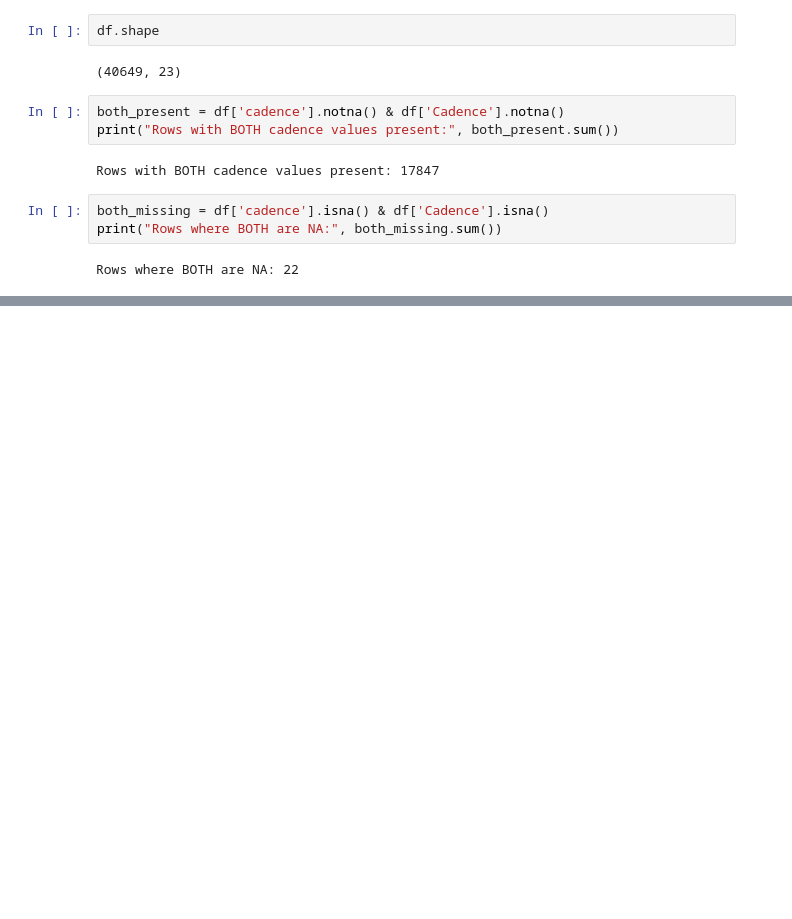
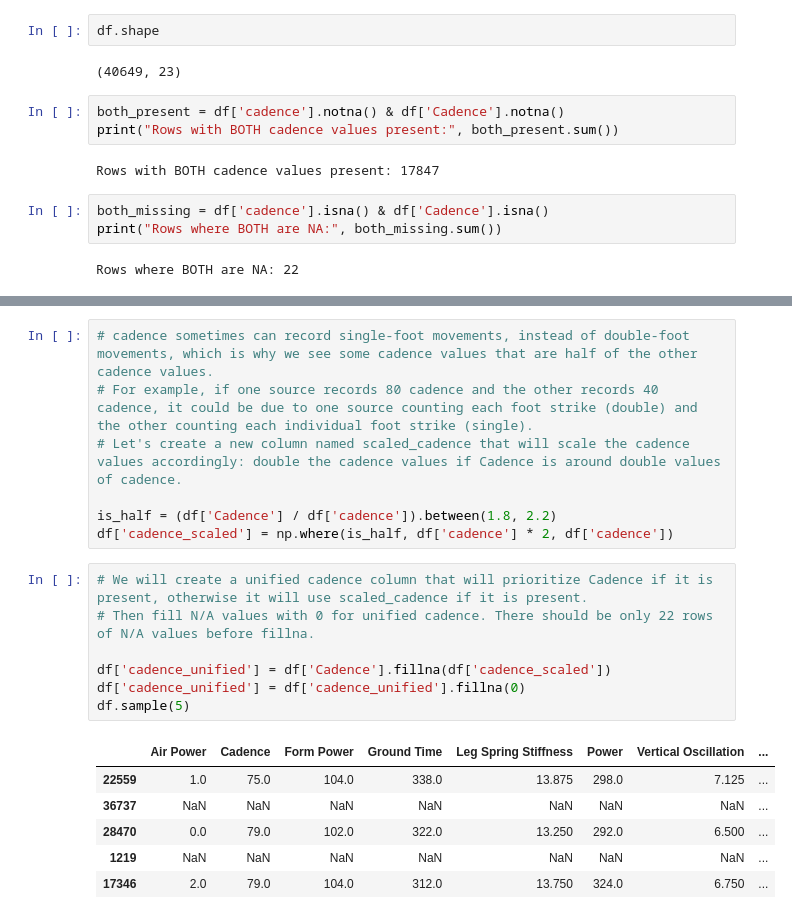
Before and after one commit to vandao288/strava_data_report, a Jupyter notebook: strava.ipynb, the cells around one changed output, grey strips where cells are left out. Cells and saved outputs as stored; diff of their text form; blank space fills up the shorter version.

```diff
--- a/strava.ipynb
+++ b/strava.ipynb
@@ -242,0 +343,21 @@ Rows where BOTH are NA: 22
+# %%
+# cadence sometimes can record single-foot movements, instead of double-foot movements, which is why we see some cadence values that are half of the other cadence values.
+# For example, if one source records 80 cadence and the other records 40 cadence, it could be due to one source counting each foot strike (double) and the other counting each individual foot strike (single).
+# Let's create a new column named scaled_cadence that will scale the cadence values accordingly: double the cadence values if Cadence is around double values of cadence.
+
+is_half = (df['Cadence'] / df['cadence']).between(1.8, 2.2)
+df['cadence_scaled'] = np.where(is_half, df['cadence'] * 2, df['cadence'])
+# %%
+# We will create a unified cadence column that will prioritize Cadence if it is present, otherwise it will use scaled_cadence if it is present.
+# Then fill N/A values with 0 for unified cadence. There should be only 22 rows of N/A values before fillna.
+
+df['cadence_unified'] = df['Cadence'].fillna(df['cadence_scaled'])
+df['cadence_unified'] = df['cadence_unified'].fillna(0)
+df.sample(5)
+# %% [output]
+|  | Air Power | Cadence | Form Power | Ground Time | Leg Spring Stiffness | Power | Vertical Oscillation | ... |
+| 22559 | 1.0 | 75.0 | 104.0 | 338.0 | 13.875 | 298.0 | 7.125 | ... |
+| 36737 | NaN | NaN | NaN | NaN | NaN | NaN | NaN | ... |
+| 28470 | 0.0 | 79.0 | 102.0 | 322.0 | 13.250 | 292.0 | 6.500 | ... |
+| 1219 | NaN | NaN | NaN | NaN | NaN | NaN | NaN | ... |
+| 17346 | 2.0 | 79.0 | 104.0 | 312.0 | 13.750 | 324.0 | 6.750 | ... |
```
Also changed, not shown: parts of 20 cells of this notebook.
